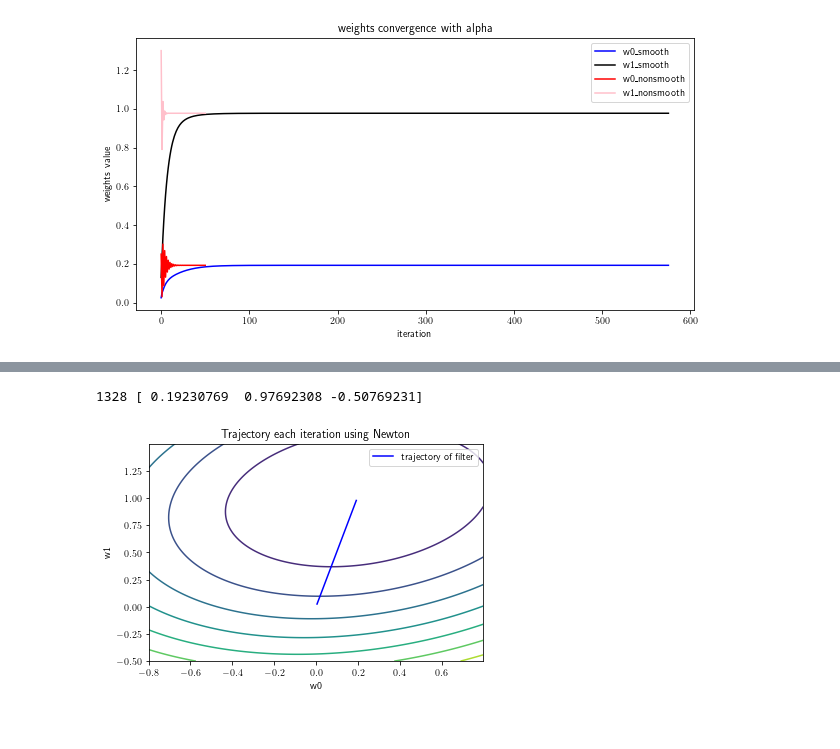
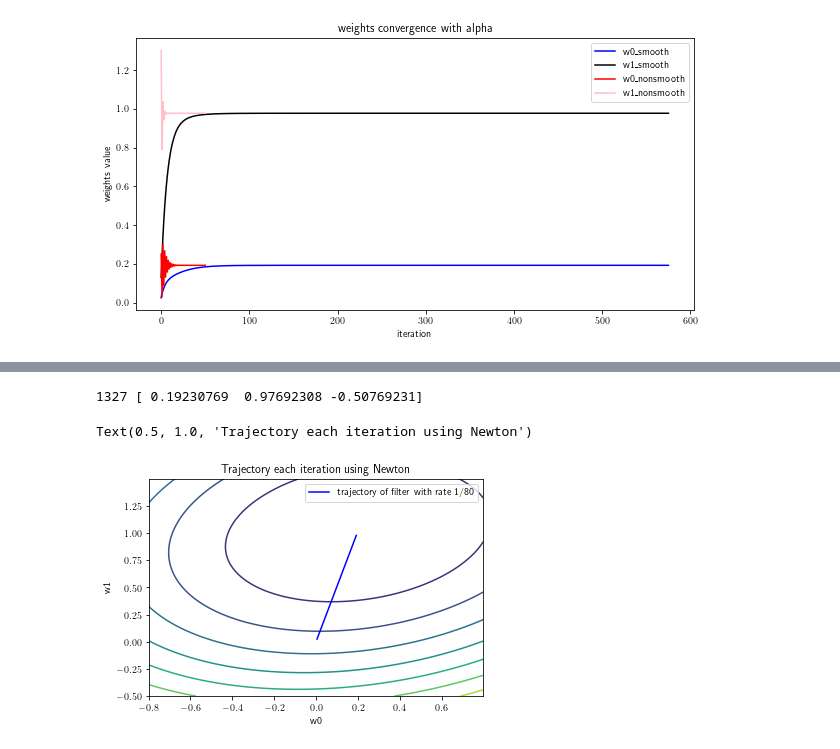
Before and after one commit to Lynch1206/5LSL0_MSPD, a Jupyter notebook: 1A/GD.ipynb, the cells around one changed output, grey strips where cells are left out. Drawn from its saved outputs; the diff is of its cells as text; code cells hidden in the pictures.

Commit message:
Finish Newton Method

```diff
--- a/1A/GD.ipynb
+++ b/1A/GD.ipynb
@@ -153,13 +153,13 @@ w0,w1 = np.meshgrid(np.arange(-0.8,0.8,0.001),np.arange(-0.5,1.5,0.001))
 def Jls_GD(a,yy,data):
     return (yy/len(data)+a)
 
-Jls_GD = Jls_GD(Jls(w0,w1),yty,df)
+Jlos = Jls_GD(Jls(w0,w1),yty,df)
 
 # Jls_min = Jls_GD.min
 # Jls_max = Jls_GD.max
 # smooth
 plt.figure(1)
-plt.contour(w0,w1,Jls_GD)
+plt.contour(w0,w1,Jlos)
 plt.plot(w_fn[:,0],w_fn[:,1],color='blue',label="trajectory of filter")
 plt.legend()
 plt.xlabel('w0')
@@ -169,7 +169,7 @@ plt.savefig('Trajectory_smooth_1.2.1.png')
 
 # not smooth
 plt.figure(2)
-plt.contour(w0,w1,Jls_GD)
+plt.contour(w0,w1,Jlos)
 plt.plot(w_fn2[:,0],w_fn2[:,1],color='red',label="trajectory of filter")
 plt.legend()
 plt.xlabel('w0')
@@ -224,33 +227,35 @@ $$
 # %%
 import matplotlib.pyplot as plt
 w_f_newton = np.zeros((len(df),3))
 
-Alpha = 1/80
+Alpha = Learn_rt # Same as preivous rate
 
 iter= len(df)
 w0,w1 = np.meshgrid(np.arange(-0.8,0.8,0.001),np.arange(-0.5,1.5,0.001))
 def NewtonIter(iter_n,wf,a,ryx,invrx):
     for n in range(0,iter_n):
-        wf[n] = (1-2*a)*wf[n-1] + 2 * a * np.dot(invrx,ryx)
+        wf[n] = wf[n-1]-2*a*wf[n-1] + 2 * a * np.dot(invrx,ryx)
 
 
         if np.sum(wf[n]-wf[n-1])==0:
             print(n,wf[n])
             break
     return(n,wf[0:n])
 
 newton,NTwf = NewtonIter(iter,w_f_newton,Alpha,Ryx,Inv_Rx)
 
 
 JOS = Jls_GD(Jls(w0,w1),yty,df)
-plt.figure(1)
+
+plt.figure(4)
 plt.contour(w0,w1,JOS)
-plt.plot(NTwf[:,0],NTwf[:,1],color='blue',label="trajectory of filter")
+plt.plot(NTwf[:,0],NTwf[:,1],color='blue',label="trajectory of filter with rate 1/80")
 plt.legend()
 plt.xlabel('w0')
 plt.ylabel('w1')
 plt.title('Trajectory each iteration using Newton')
 # plt.savefig('Trajectory_Newton.png')
 # %% [output]
-1328 [ 0.19230769  0.97692308 -0.50769231]
+1327 [ 0.19230769  0.97692308 -0.50769231]
+Text(0.5, 1.0, 'Trajectory each iteration using Newton')
-[figure, old version]
+[figure, new version]
```
Also changed, not shown: parts of 2 cells of this notebook.
